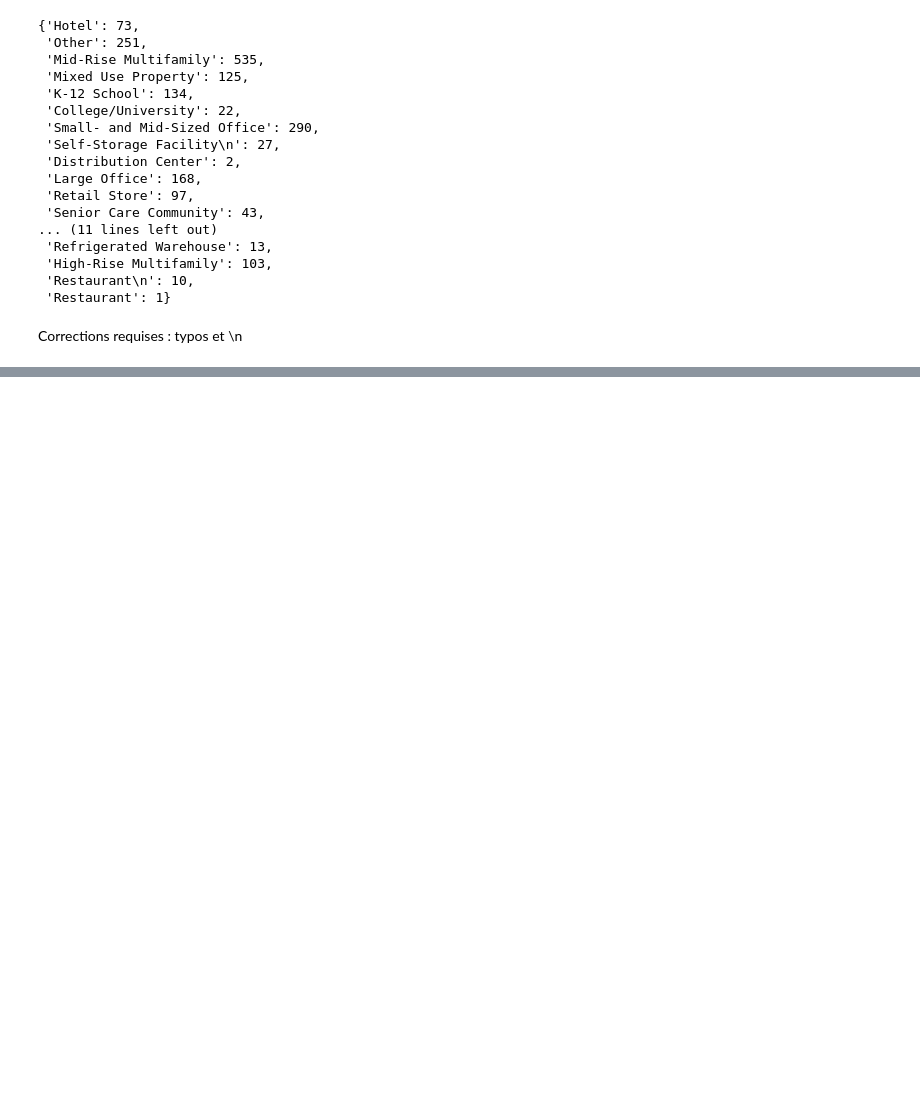
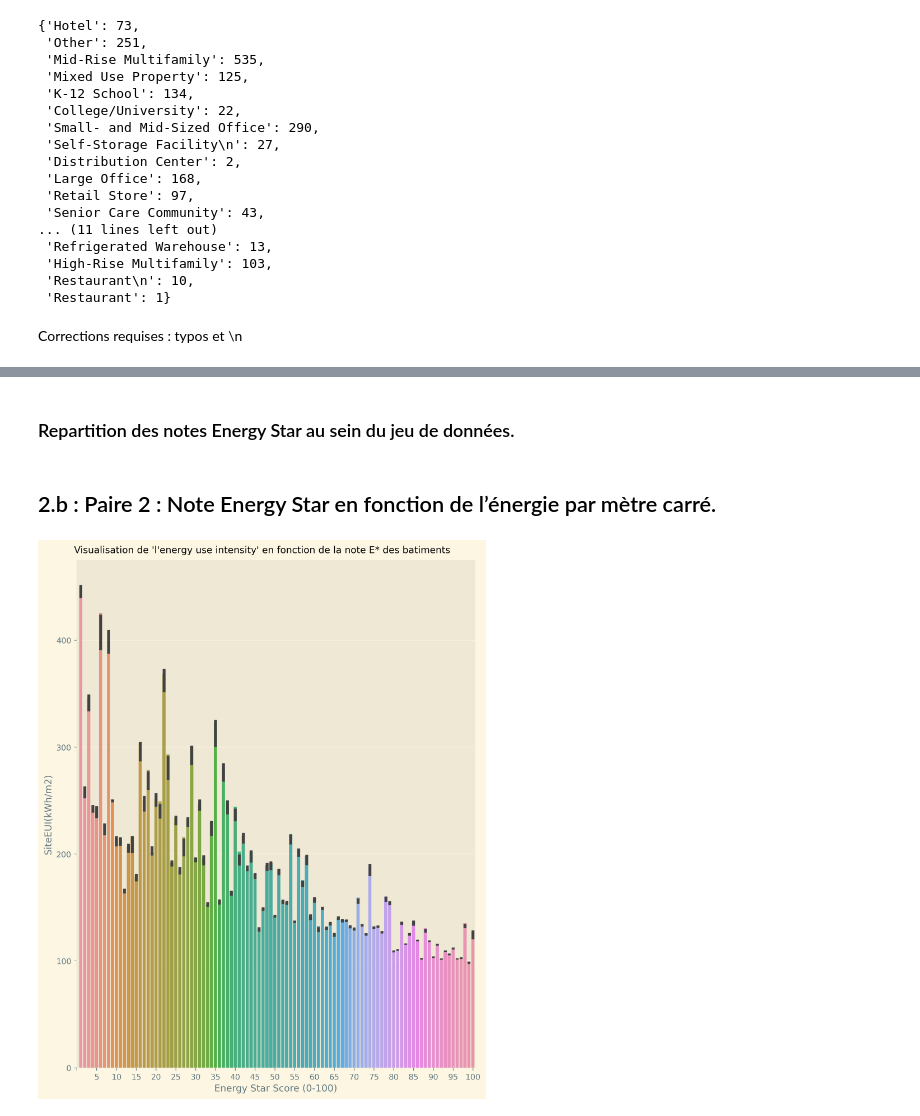
Before and after one commit to Psemp/ds_p4, a Jupyter notebook: first_look.ipynb, the cells around one changed output, grey strips where cells are left out. Saved outputs shown, nothing was run; the diff lists cells and outputs as text; code cells hidden in the pictures; blank space fills up the shorter version.

```diff
--- a/first_look.ipynb
+++ b/first_look.ipynb
@@ -343,0 +444,32 @@ correction_dict = {
+# %% [markdown]
+### Repartition des notes Energy Star au sein du jeu de données.
+# %% [markdown]
+## 2.b : Paire 2 : Note Energy Star en fonction de l’énergie par mètre carré.
+# %%
+fig, (ax1) = plt.subplots(
+    ncols=1,
+    nrows=1,
+    figsize=(8, 10),
+    dpi=pc_dpi,
+)
+
+ax1 = sns.barplot(
+    x=rated["ENERGYSTARScore"].values.astype(int),
+    y=rated["SiteEUI(kWh/m2)"].values.astype(float),
+    ci=10
+)
+
+
+###
+# Titles/Lables
+ax1.set_xticks(np.arange(-1, 101, 5))
+ax1.set_ylabel("SiteEUI(kWh/m2)")
+ax1.set_xlabel("Energy Star Score (0-100)")
+fig.suptitle("Visualisation de 'l'energy use intensity' en fonction de la note E* des batiments")
+#
+###
+
+fig.tight_layout()
+plt.show()
+# %% [output]
+[figure, added]
```
Also changed, not shown: parts of 11 cells of this notebook.
